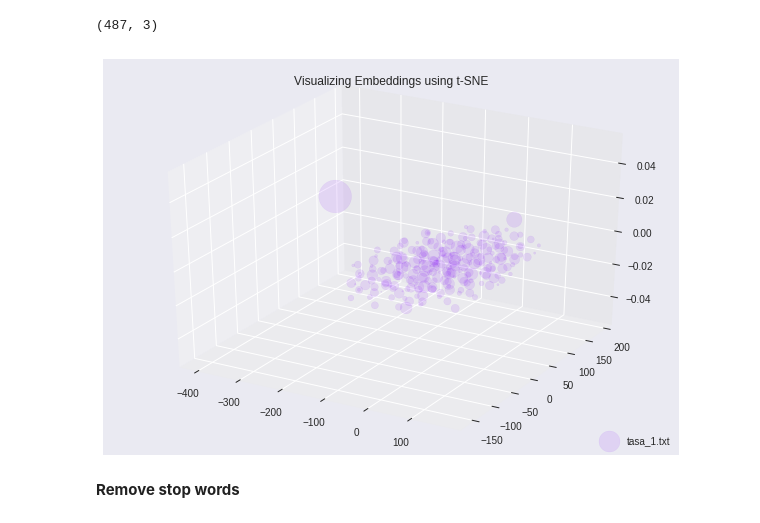
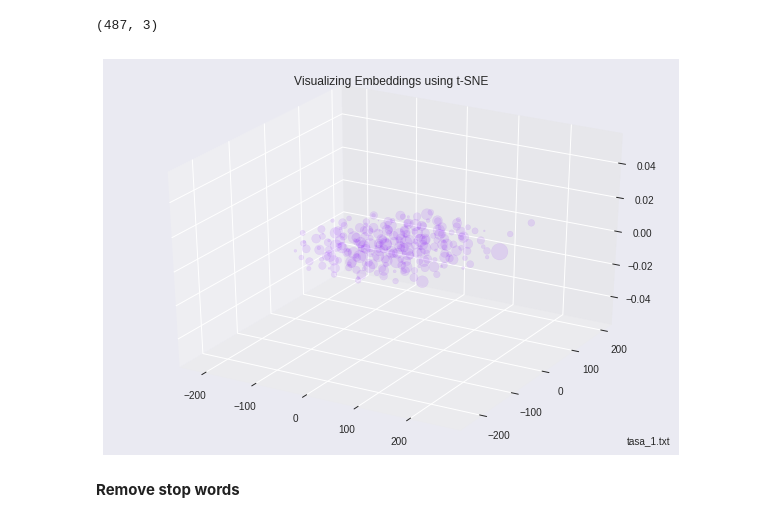
Before and after one commit to dnrb/word2vec_char_level, a Jupyter notebook: first_file(smaller_sample).ipynb, the cells around one changed output. Saved outputs shown, nothing was run; the diff lists cells and outputs as text; code cells hidden in the pictures.

```diff
--- a/first_file(smaller_sample).ipynb
+++ b/first_file(smaller_sample).ipynb
@@ -208,7 +212,7 @@ sess = tf.Session()
 init = tf.global_variables_initializer()
 sess.run(init)
 
-iteration = 30000
+iteration = 20000
 for i in range(iteration + 1):
     X, Y = data_generate(n_Train, n_Voc, n_Corpus, WINDOW_SIZE, word2int)
     # input is X_train which is one hot encoded word
@@ -297,17 +305,17 @@ from mpl_toolkits.mplot3d import Axes3D
 # %%
 def tsne_plot_3d(title, label, embeddings, a=1):
     fig = plt.figure()
     ax = Axes3D(fig)
     colors = cm.rainbow(np.linspace(0, 1, 1))
     plt.scatter(embeddings[:, 0], embeddings[:, 1], embeddings[:, 2], c=colors, alpha=a, label=label)
     plt.legend(loc=4)
     plt.title(title)
     plt.show()
 
 
-tsne_plot_3d('Visualizing Embeddings using t-SNE', 'tasa_1.txt', vector_embedded, a=0.1)
+tsne_plot_3d('Visualizing Embeddings using t-SNE', 'tasa_1.txt', vector_embedded_3d, a=0.1)
 # %% [output]
-[figure, old version]
+[figure, new version]
 # %% [markdown]
 **Remove stop words**
 # %%
```
Also changed, not shown: parts of 11 cells of this notebook.
